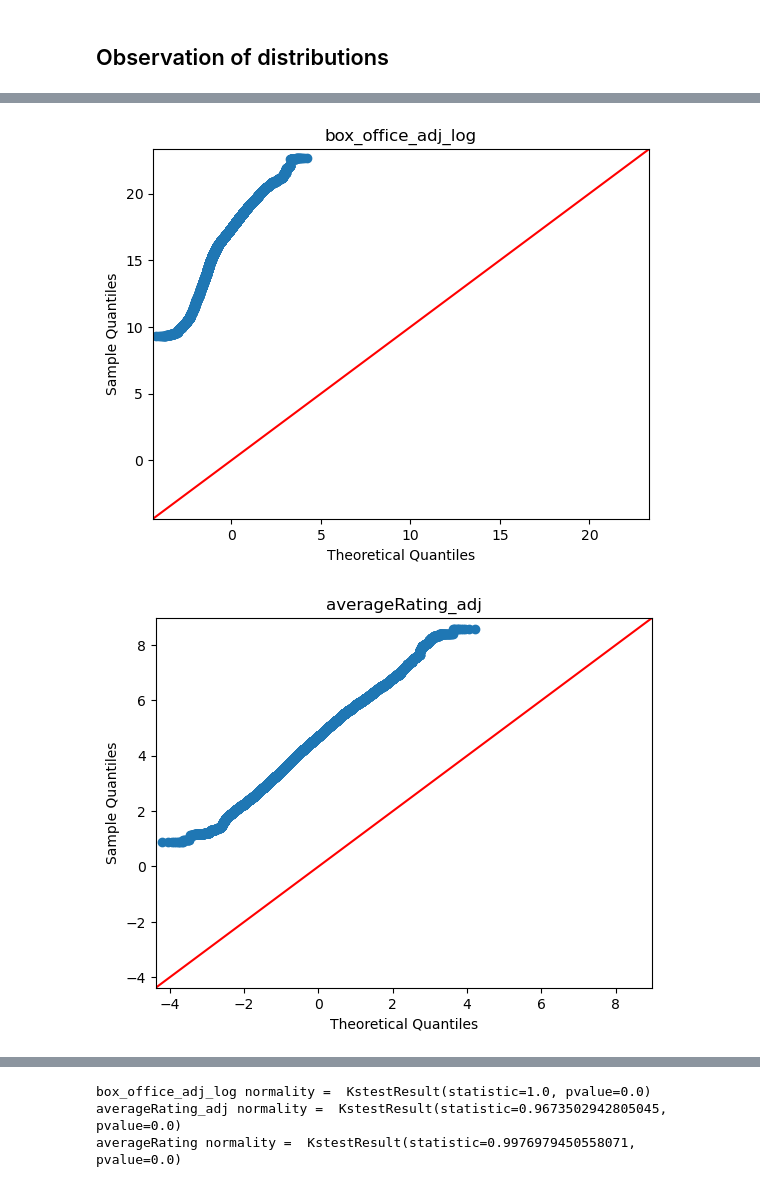
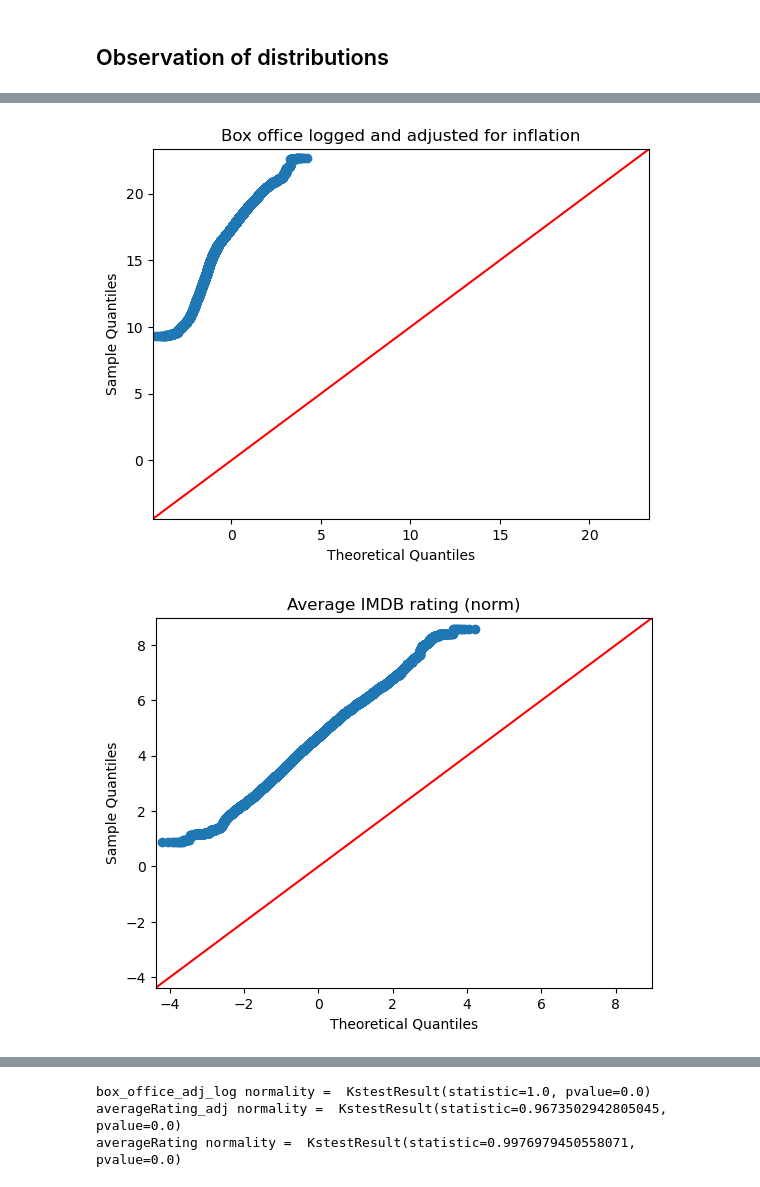
Before and after one commit to louisleger/ada-final-project, a Jupyter notebook: src/star_score.ipynb, the cells around one changed output, grey strips where cells are left out. Saved outputs shown, nothing was run; the diff lists cells and outputs as text; code cells hidden in the pictures.

```diff
--- a/src/star_score.ipynb
+++ b/src/star_score.ipynb
@@ -62,14 +62,15 @@ Because of the mismatched budget data and hard drop off in data points of actors
 #observation of distributions
 fig, ax = plt.subplots(3, 2, figsize=(10, 10)) #sharey=True)
 
+titles = ['Number of imdb votes', 'Box Office Revenue']
 for idx, feature in enumerate(['numVotes', 'box_office_adj']):
     ax[idx, 0].hist(data[feature], bins = 20)
-    ax[idx, 0].set_title(feature)
+    ax[idx, 0].set_title(titles[idx])
     ax[idx, 1].hist(np.log(data['numVotes']), bins = 20)
-    ax[idx, 1].set_title(feature + ' logged')
+    ax[idx, 1].set_title(titles[idx] + ' logged')
 
 ax[2, 0].hist(data['averageRating'], bins = 20)
-ax[2, 0].set_title('average Rating')
+ax[2, 0].set_title('Average imdb rating')
 ax[2, 1].remove()
 
 plt.show()
@@ -92,11 +94,14 @@ to see if our distributions are log normal and normal
 # %%
+#QQ plots of the distributions to assess how much our logged and adjusted for votes imdb grades match a normal dist
+
 data['box_office_adj_log'] = np.log(data['box_office_adj'])
 factors = ['box_office_adj_log', 'averageRating_adj', 'averageRating']
+titles = ['Box office logged and adjusted for inflation', 'Average IMDB rating (norm)', 'Average IMDB Rating']
+for idx, factor in enumerate(factors):
+    sm.qqplot(data[factor], line='45')
+    plt.title(titles[idx])
 
-for factor in factors:
-    sm.qqplot(data[factor], line='45')
-    plt.title(factor)
 plt.show()
 # %% [output]
-[figure, old version]
+[figure, new version]
-[figure, old version]
+[figure, new version]
```
Also changed, not shown: parts of 21 cells of this notebook.
